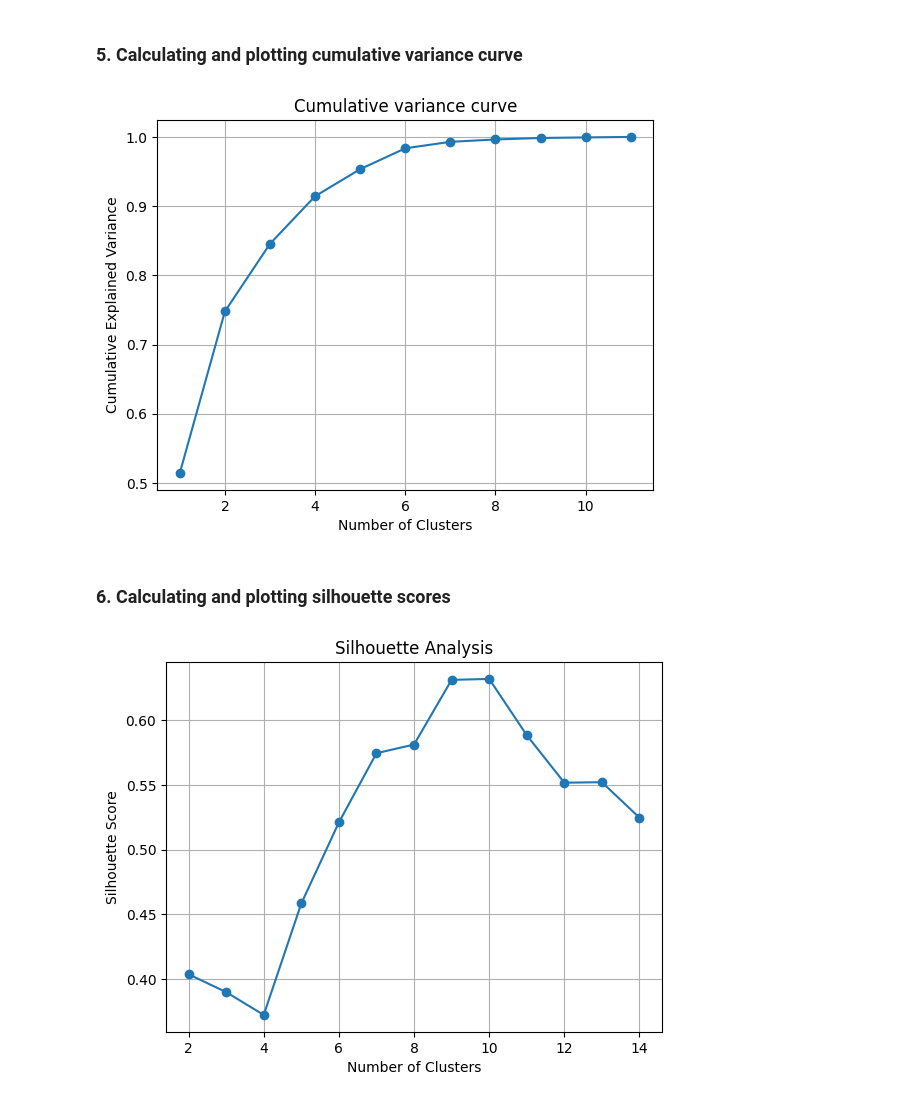
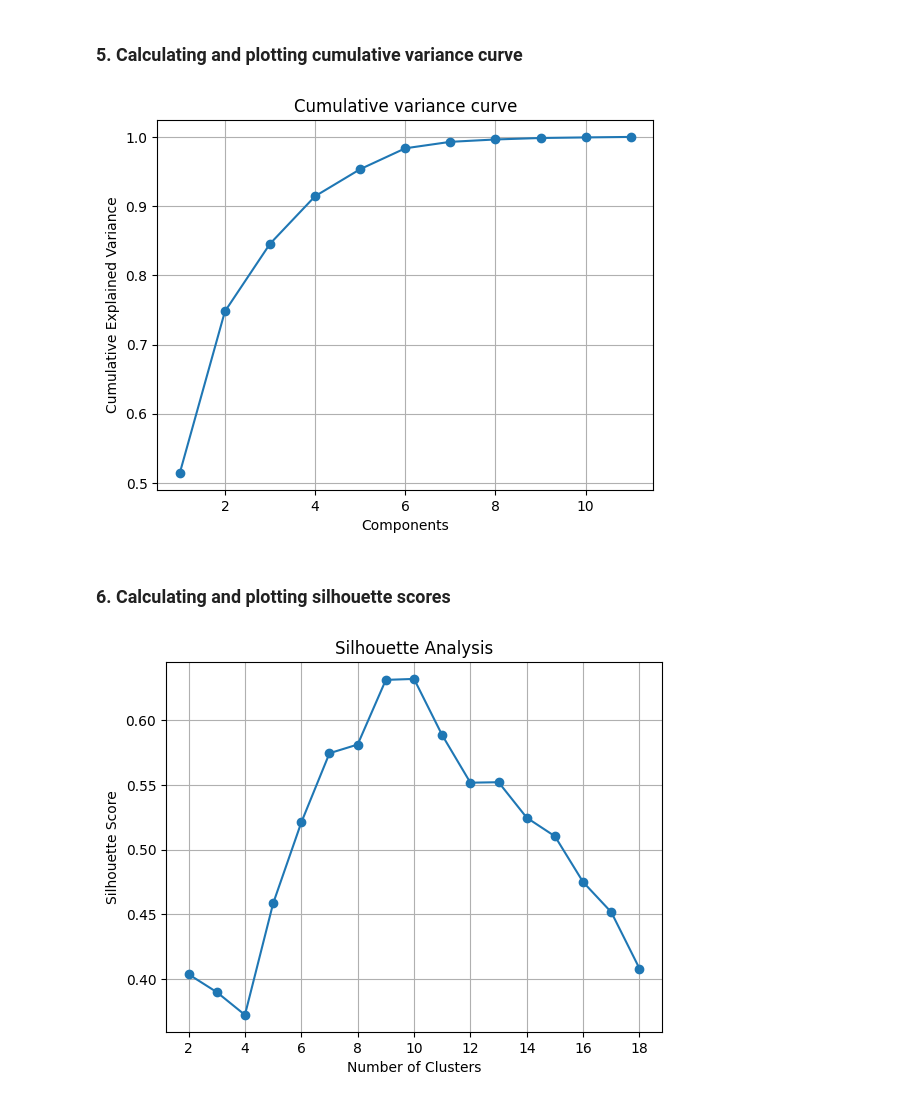
Before and after one commit to marekcrn/MLF, a Jupyter notebook: Project-mini/Project1.ipynb, the cells around one changed output. Saved outputs shown, nothing was run; the diff lists cells and outputs as text; code cells hidden in the pictures.

```diff
--- a/Project-mini/Project1.ipynb
+++ b/Project-mini/Project1.ipynb
@@ -117,29 +117,29 @@ cumulative_variance_ratio = np.cumsum(pca.explained_variance_ratio_)
 
 # Plot the cumulative variance curve
 plt.plot(range(1, len(cumulative_variance_ratio) + 1), cumulative_variance_ratio, marker='o', linestyle='-')
-plt.xlabel('Number of Clusters')
+plt.xlabel('Components')
 plt.ylabel('Cumulative Explained Variance')
 plt.title('Cumulative variance curve')
 plt.grid(True)
 plt.show()
 # %% [output]
-[figure, old version]
+[figure, new version]
 # %% [markdown]
 ### 6. Calculating and plotting silhouette scores
 # %%
 silhouette_scores = []
-for n_clusters in range(2, 15):
+for n_clusters in range(2, 19):
     kmeans = KMeans(n_clusters=n_clusters, init='k-means++', random_state=0, n_init='auto')
     cluster_labels = kmeans.fit_predict(normalized_data)
     silhouette_avg = silhouette_score(normalized_data, cluster_labels)
     silhouette_scores.append(silhouette_avg)
 
 # Plot silhouette scores
-plt.plot(range(2, 15), silhouette_scores, marker='o', linestyle='-')
+plt.plot(range(2, 19), silhouette_scores, marker='o', linestyle='-')
 plt.xlabel('Number of Clusters')
 plt.ylabel('Silhouette Score')
 plt.title('Silhouette Analysis')
 plt.grid(True)
 plt.show()
 # %% [output]
-[figure, old version]
+[figure, new version]
```
Also changed, not shown: parts of 2 cells of this notebook.
